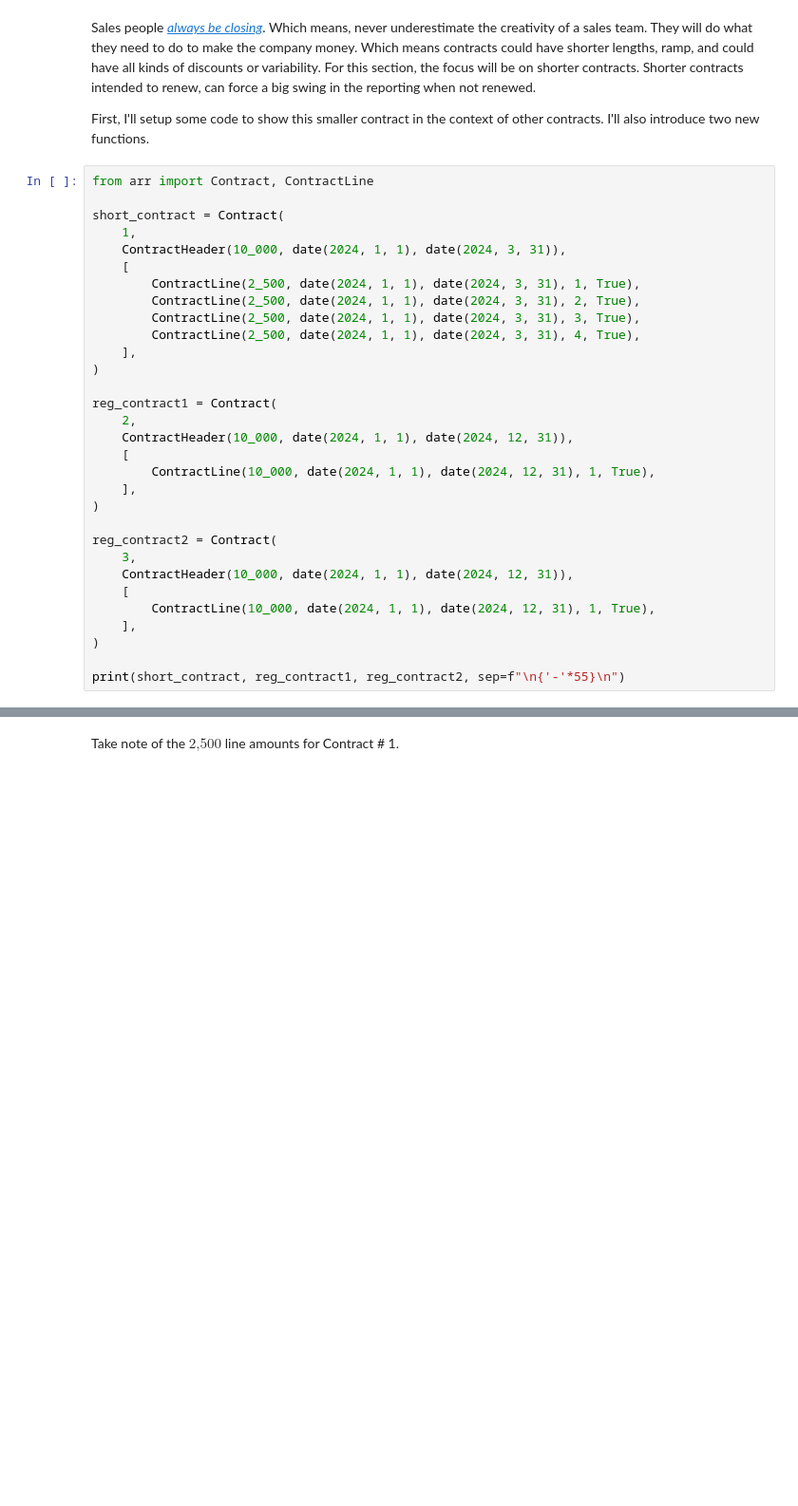
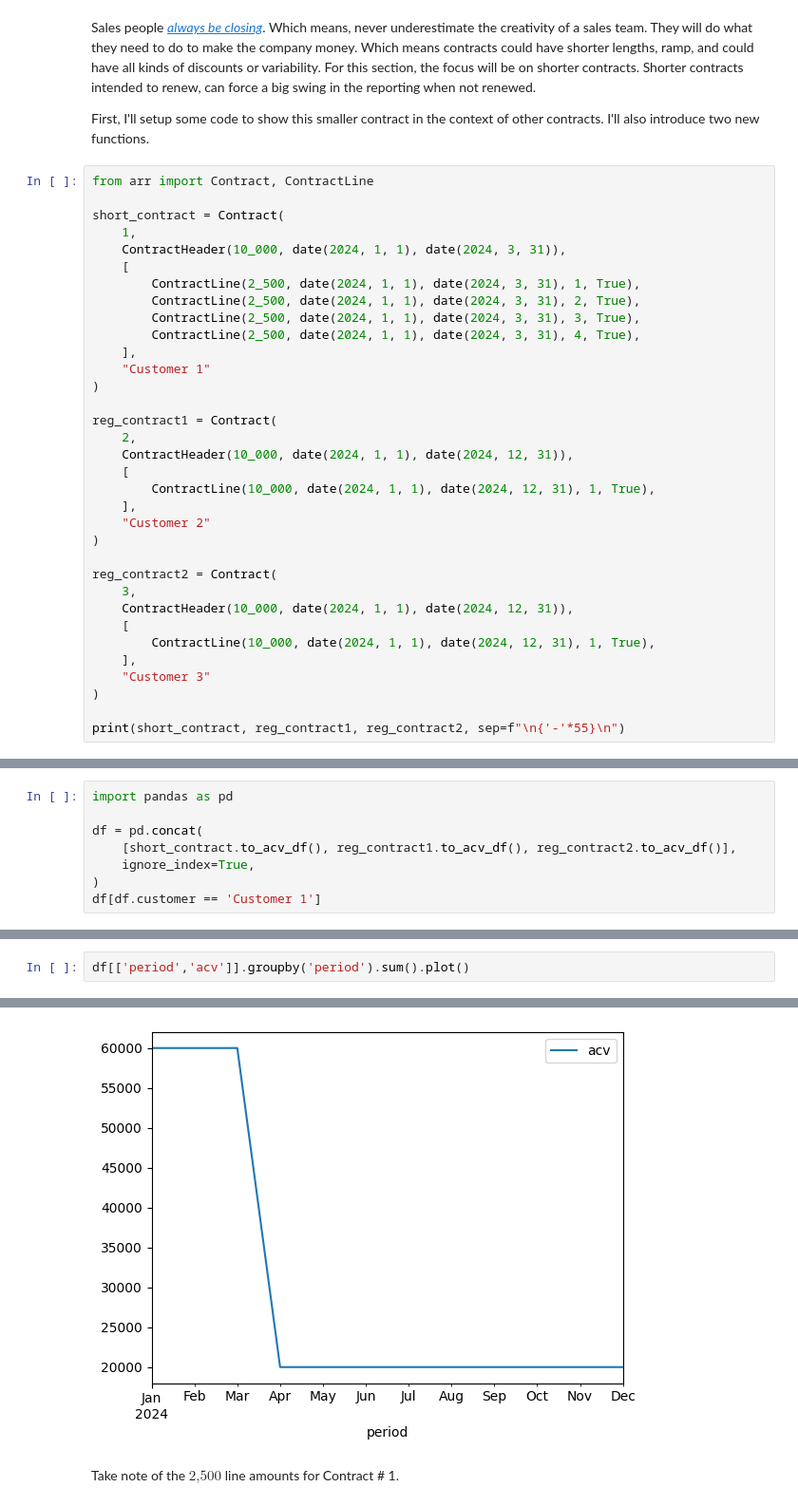
Before and after one commit to Curts0/arr_data_professional, a Jupyter notebook: 3-what-is-arr-part-2.ipynb, the cells around one changed output, grey strips where cells are left out. Shown at 95% size. Drawn from its saved outputs; the diff is of its cells as text; blank space fills up the shorter version.

```diff
--- a/3-what-is-arr-part-2.ipynb
+++ b/3-what-is-arr-part-2.ipynb
@@ -126,6 +129,7 @@ short_contract = Contract(
         ContractLine(2_500, date(2024, 1, 1), date(2024, 3, 31), 3, True),
         ContractLine(2_500, date(2024, 1, 1), date(2024, 3, 31), 4, True),
     ],
+    "Customer 1"
 )
 
 reg_contract1 = Contract(
@@ -134,6 +138,7 @@ reg_contract1 = Contract(
     [
         ContractLine(10_000, date(2024, 1, 1), date(2024, 12, 31), 1, True),
     ],
+    "Customer 2"
 )
 
 reg_contract2 = Contract(
@@ -142,6 +147,7 @@ reg_contract2 = Contract(
     [
         ContractLine(10_000, date(2024, 1, 1), date(2024, 12, 31), 1, True),
     ],
+    "Customer 3"
 )
 
 print(short_contract, reg_contract1, reg_contract2, sep=f"\n{'-'*55}\n")
@@ -199,0 +179,8 @@ build_contracts_table([short_contract, reg_contract1, reg_contract2])
+# %%
+import pandas as pd
+
+df = pd.concat(
+    [short_contract.to_acv_df(), reg_contract1.to_acv_df(), reg_contract2.to_acv_df()],
+    ignore_index=True,
+)
+df[df.customer == 'Customer 1']
@@ -199,0 +201,3 @@ build_contracts_table([short_contract, reg_contract1, reg_contract2])
+# %%
+df[['period','acv']].groupby('period').sum().plot()
+# %% [output]
@@ -200,2 +205,3 @@ build_contracts_table([short_contract, reg_contract1, reg_contract2])
+[figure, added]
 # %% [markdown]
 Take note of the $\text{2,500}$ line amounts for Contract # 1.
```
Also changed, not shown: parts of 13 cells of this notebook, 8 other files.
